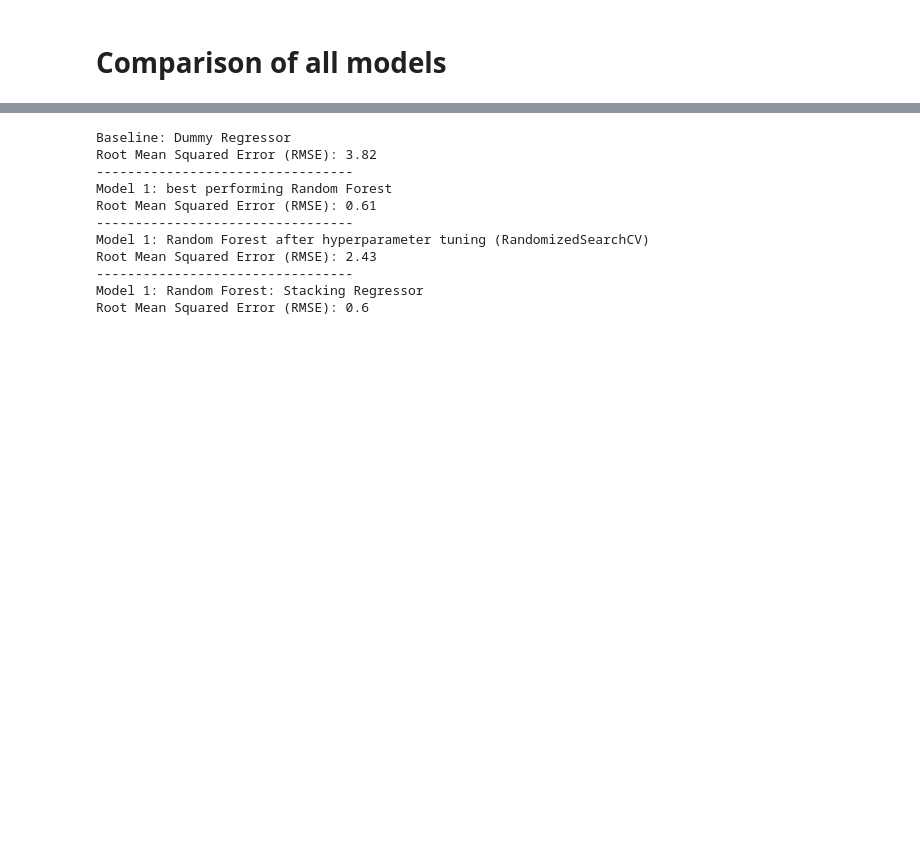
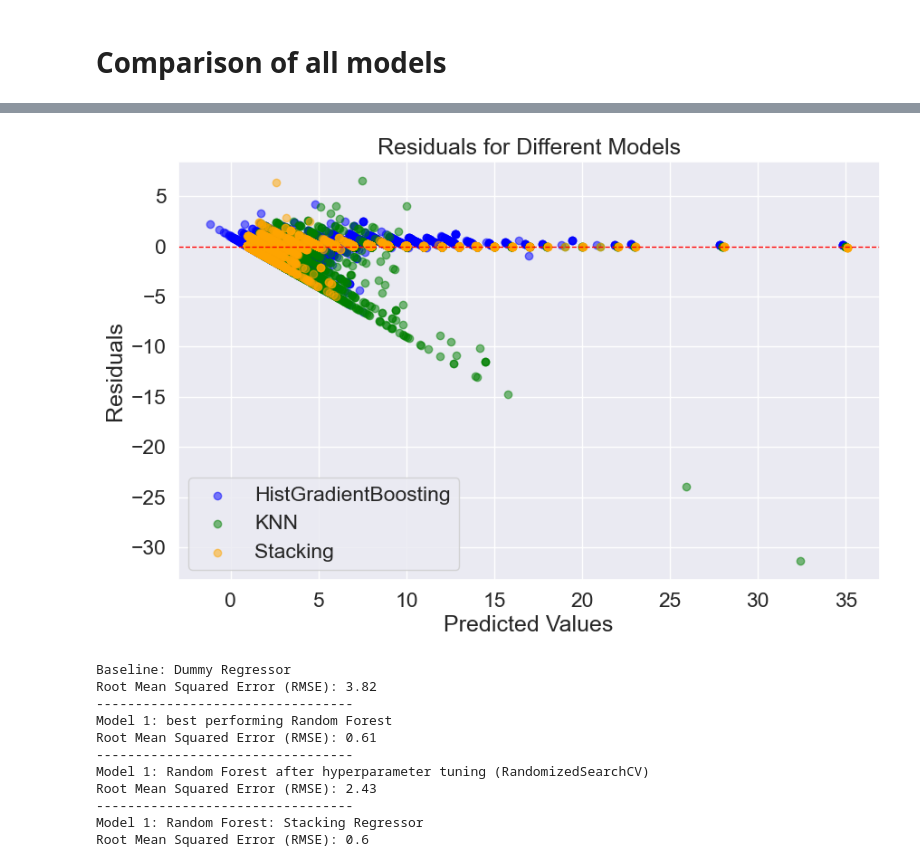
Before and after one commit to eigenaarti2/Ninja-Turtles, a Jupyter notebook: Baseline_new_start_drop_numerical.ipynb, the cells around one changed output, grey strips where cells are left out. Cells and saved outputs as stored; diff of their text form; code cells hidden in the pictures; blank space fills up the shorter version.

```diff
--- a/Baseline_new_start_drop_numerical.ipynb
+++ b/Baseline_new_start_drop_numerical.ipynb
@@ -1144,3 +1254,35 @@ Model 6: HistGradientGBoost Regressor
+# %%
+import matplotlib.pyplot as plt
+import numpy as np
+
+# Calculate the residuals for each model
+residuals_hist = y_test - y_pred_hist_rs
+residuals_knn = y_test - y_pred_test_knn_rs
+residuals_stacking = y_test - y_pred_stacking
+
+# Create a figure and axis
+fig, ax = plt.subplots(figsize=(10, 6))
+
+# Plot the residuals for each model with different colors
+ax.scatter(y_pred_hist_rs, residuals_hist, label='HistGradientBoosting', alpha=0.5, color='blue')
+ax.scatter(y_pred_test_knn_rs, residuals_knn, label='KNN', alpha=0.5, color='green')
+ax.scatter(y_pred_stacking, residuals_stacking, label='Stacking', alpha=0.5, color='orange')
+
+# Add horizontal line at y=0 for reference
+ax.axhline(y=0, color='red', linestyle='--', linewidth=1)
+
+# Set labels and title
+ax.set_xlabel("Predicted Values")
+ax.set_ylabel("Residuals")
+ax.set_title("Residuals for Different Models")
+
+# Add legend
+ax.legend()
+
+# Show the plot
+plt.show()
+# %% [output]
+[figure, added]
 # %%
 print("Baseline: Dummy Regressor ")
 print_rmse(y_test, y_pred_dr)
```
Also changed, not shown: parts of 3 cells of this notebook, 3 other files.
